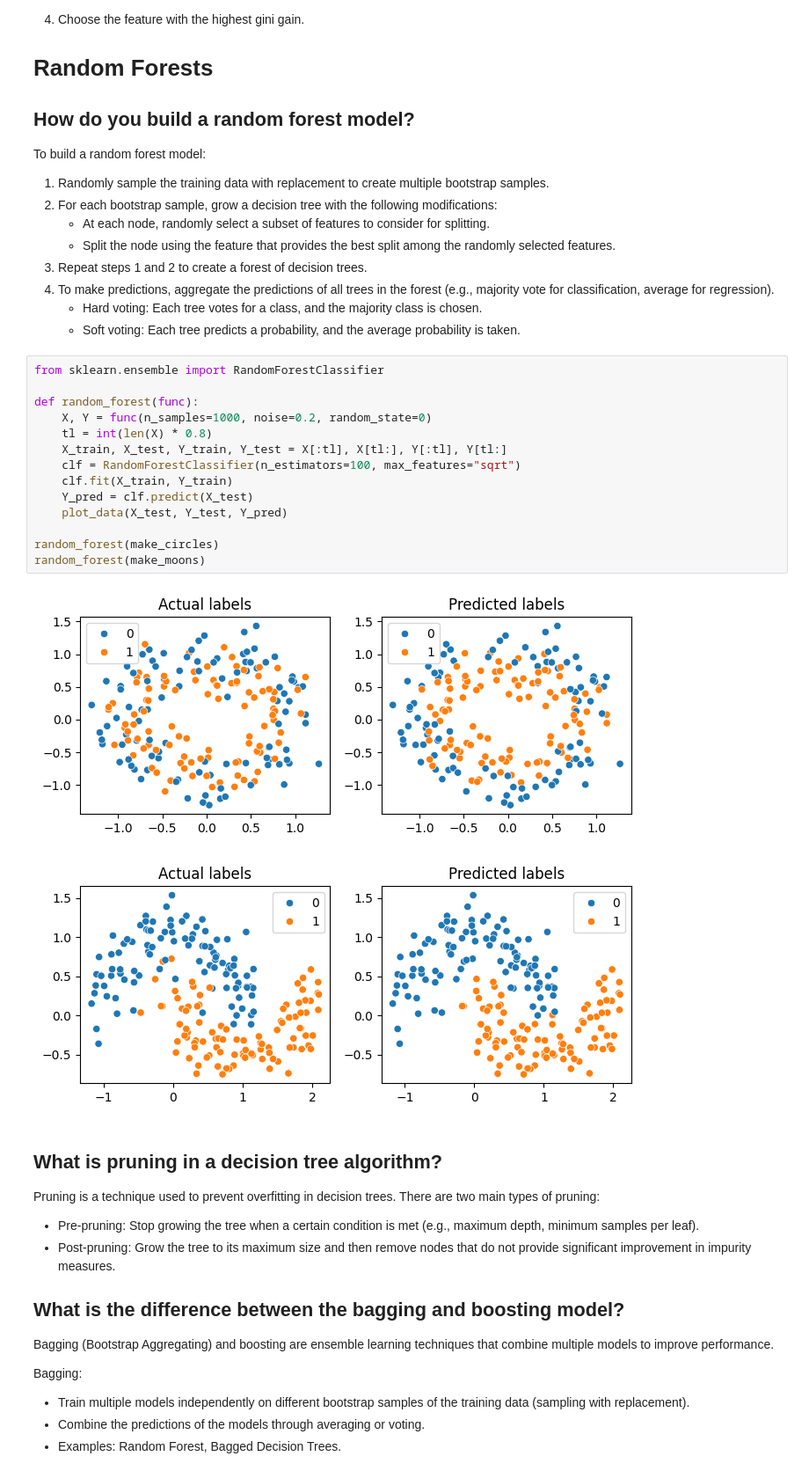
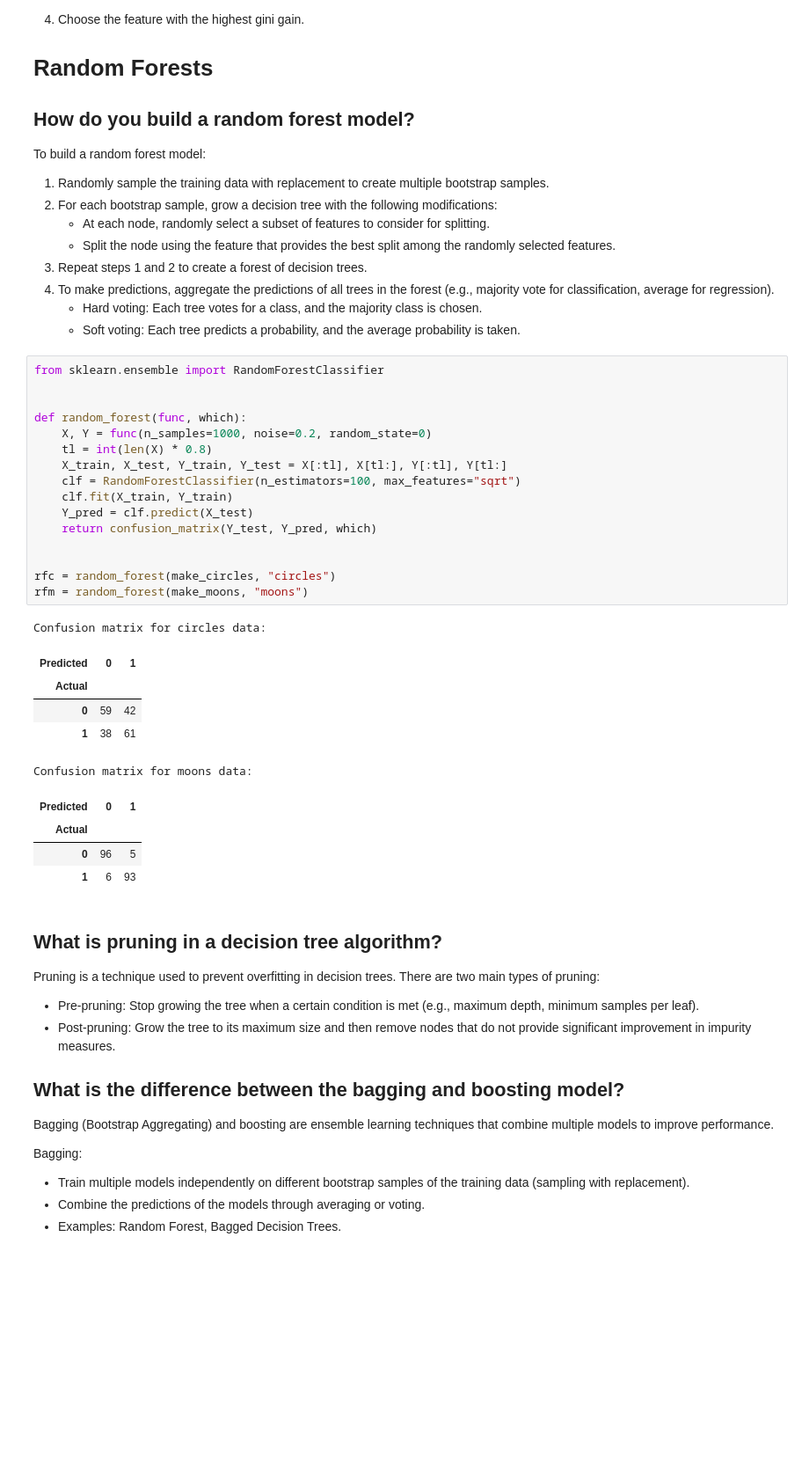
Before and after one commit to sharatsachin/ds, a Jupyter notebook: DS Questions/Decision Trees/trees.ipynb, the cells around one changed output. Shown: that part at 88% size. Saved outputs shown, nothing was run; the diff lists cells and outputs as text; blank space fills up the shorter version.

```diff
--- a/DS Questions/Decision Trees/trees.ipynb
+++ b/DS Questions/Decision Trees/trees.ipynb
@@ -117,20 +142,30 @@ To build a random forest model:
 # %%
 from sklearn.ensemble import RandomForestClassifier
 
-def random_forest(func):
+
+def random_forest(func, which):
     X, Y = func(n_samples=1000, noise=0.2, random_state=0)
     tl = int(len(X) * 0.8)
     X_train, X_test, Y_train, Y_test = X[:tl], X[tl:], Y[:tl], Y[tl:]
     clf = RandomForestClassifier(n_estimators=100, max_features="sqrt")
     clf.fit(X_train, Y_train)
     Y_pred = clf.predict(X_test)
-    plot_data(X_test, Y_test, Y_pred)
+    return confusion_matrix(Y_test, Y_pred, which)
 
-random_forest(make_circles)
-random_forest(make_moons)
+
+rfc = random_forest(make_circles, "circles")
+rfm = random_forest(make_moons, "moons")
 # %% [output]
-[figure, removed]
-[figure, removed]
+Confusion matrix for circles data:
+| Predicted | 0 | 1 |
+| Actual |  |  |
+| 0 | 59 | 42 |
+| 1 | 38 | 61 |
+Confusion matrix for moons data:
+| Predicted | 0 | 1 |
+| Actual |  |  |
+| 0 | 96 | 5 |
+| 1 | 6 | 93 |
 # %% [markdown]
 ## What is pruning in a decision tree algorithm?
 
```
Also changed, not shown: parts of 6 cells of this notebook, 2 other files.
